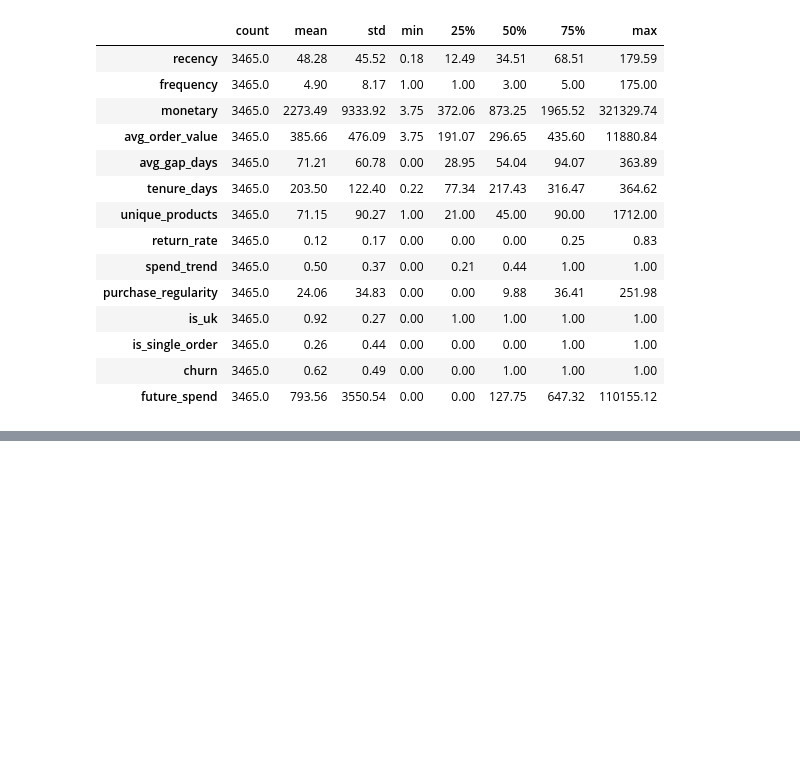
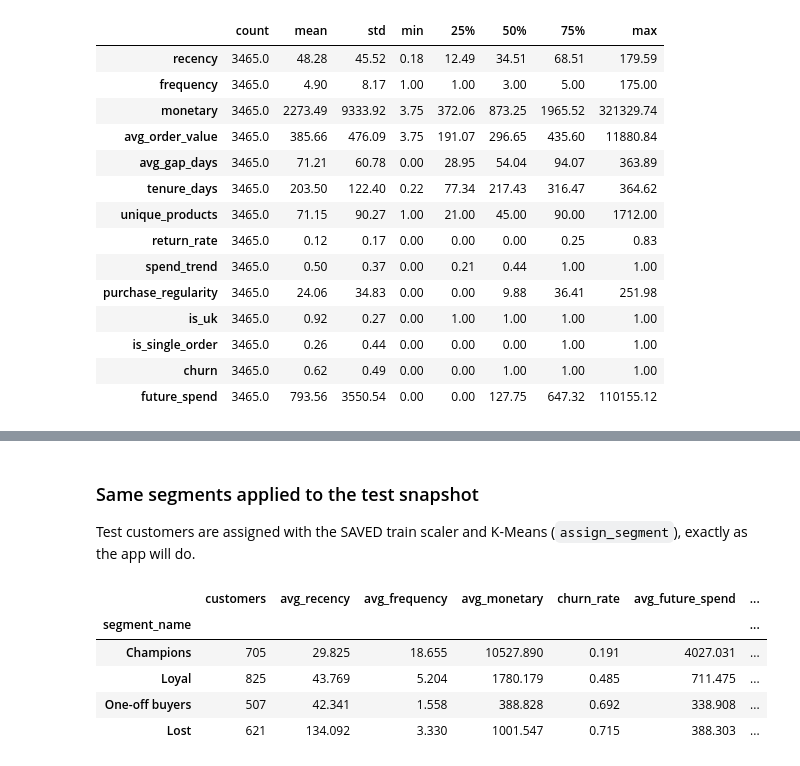
Before and after one commit to Muskan15-debug/ML-project, a Jupyter notebook: notebooks/02_features_and_segmentation.ipynb, the cells around one changed output, grey strips where cells are left out. Cells and saved outputs as stored; diff of their text form; code cells hidden in the pictures; blank space fills up the shorter version.

```diff
--- a/notebooks/02_features_and_segmentation.ipynb
+++ b/notebooks/02_features_and_segmentation.ipynb
@@ -85,0 +132,14 @@ train.describe().T.round(2)
+# %% [markdown]
+### Same segments applied to the test snapshot
+Test customers are assigned with the SAVED train scaler and K-Means (`assign_segment`), exactly as the app will do.
+# %%
+summary_test = segmentation.segment_summary(test)
+summary_test.to_csv(config.TABLES_DIR / 'segment_summary_test.csv')
+summary_test
+# %% [output]
+|  | customers | avg_recency | avg_frequency | avg_monetary | churn_rate | avg_future_spend | ... |
+| segment_name |  |  |  |  |  |  | ... |
+| Champions | 705 | 29.825 | 18.655 | 10527.890 | 0.191 | 4027.031 | ... |
+| Loyal | 825 | 43.769 | 5.204 | 1780.179 | 0.485 | 711.475 | ... |
+| One-off buyers | 507 | 42.341 | 1.558 | 388.828 | 0.692 | 338.908 | ... |
+| Lost | 621 | 134.092 | 3.330 | 1001.547 | 0.715 | 388.303 | ... |
```
Also changed, not shown: parts of 12 cells of this notebook, 9 other files.
